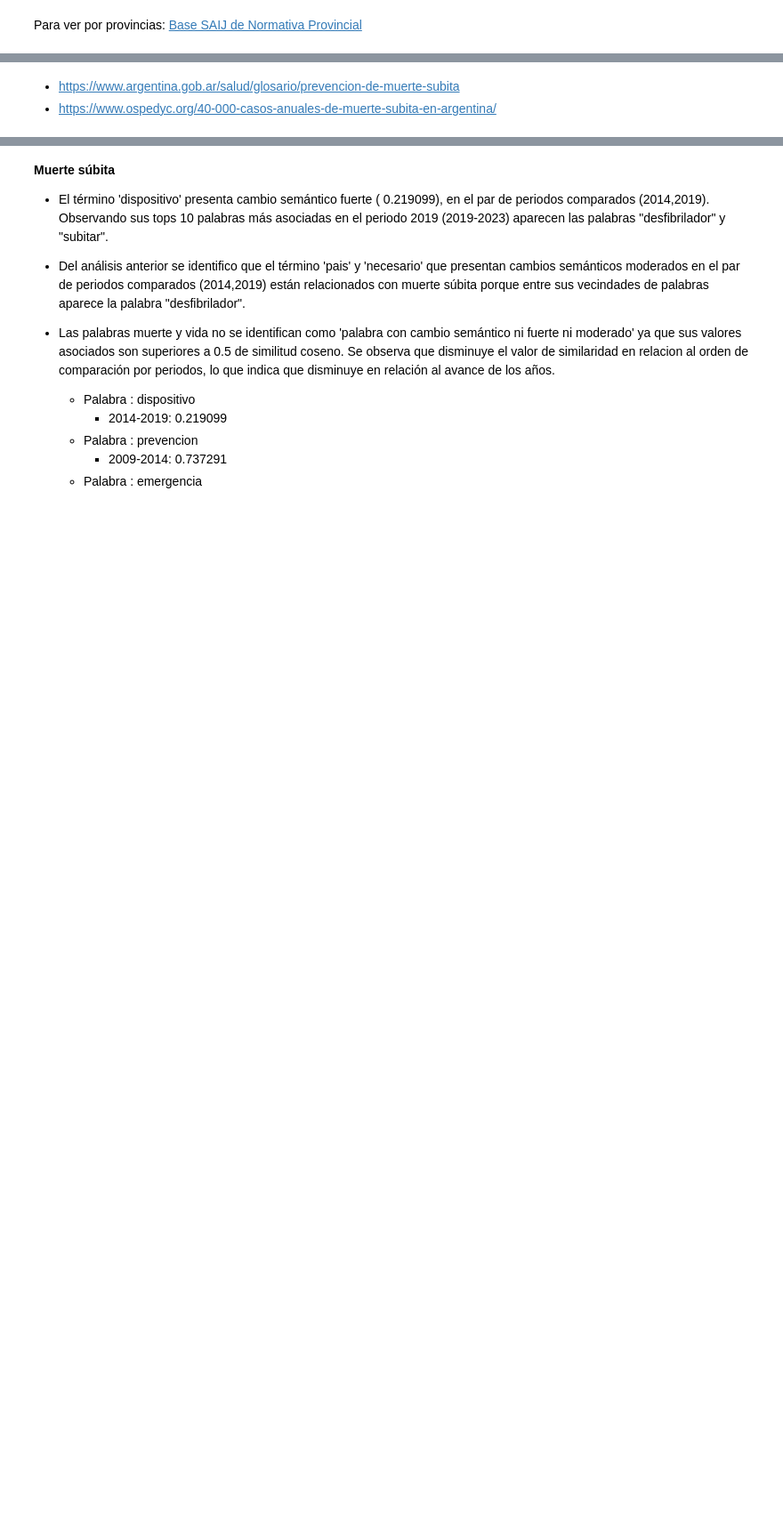
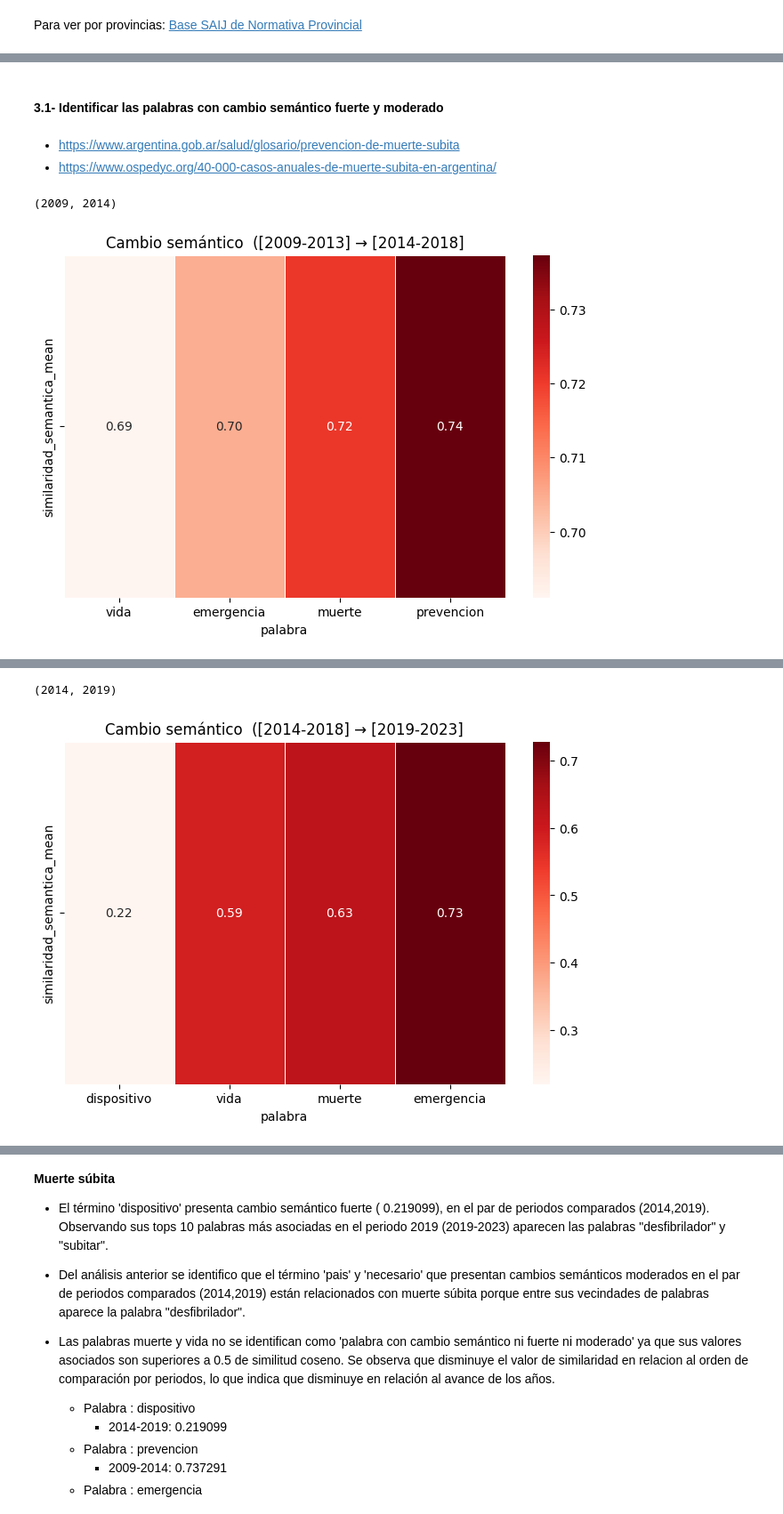
Before and after one commit to AmaliaGuaymasCanavire/iamas_iniciativasleg_salud, a Jupyter notebook: src/notebooks/5.3.contexto_cambio_semantico-muerte_subita.ipynb, the cells around one changed output, grey strips where cells are left out. Shown at 89% size. Drawn from its saved outputs; the diff is of its cells as text; code cells hidden in the pictures; blank space fills up the shorter version.

```diff
--- a/src/notebooks/5.3.contexto_cambio_semantico-muerte_subita.ipynb
+++ b/src/notebooks/5.3.contexto_cambio_semantico-muerte_subita.ipynb
@@ -313,3 +327,5 @@ Tener en cuenta si Distancia = 1 - similitud coseno (sc). También se lo puede
+# %% [markdown]
+#### 3.1- Identificar las palabras con cambio semántico fuerte y moderado
 # %%
 import seaborn as sns
 import pandas as pd
@@ -333,11 +349,14 @@ def diferencia(par):
 # %%
 for par_periodo in pares_periodo:
     periodo_df = topn_periodo[par_periodo]
 
     print(par_periodo)
     periodo_df1 =  periodo_df[periodo_df['palabra'].isin(ms_palabras)].sort_values('similaridad_semantica_mean', ascending=True)
     periodo_df1["dispersion"] = periodo_df1['similaridad_semantica_confidence_intervals'].apply(diferencia)
 
     # Graficar Heatmaps
-    plot_heatmap(periodo_df1[['palabra','similaridad_semantica_mean']], "Cambio semántico  (["+str(par_periodo[0])+"-"+str(par_periodo[1])+") → ["+str(par_periodo[1])+"-"+str(par_periodo[1]+5)+")", top=topk)
+    plot_heatmap(periodo_df1[['palabra','similaridad_semantica_mean']], "Cambio semántico  (["+str(par_periodo[0])+"-"+str(par_periodo[0]+4)+"] → ["+str(par_periodo[1])+"-"+str(par_periodo[1]+4)+"]", top=topk)
     display(periodo_df1)
+# %% [output]
+(2009, 2014)
+[figure, added]
@@ -343,0 +368,2 @@ for par_periodo in pares_periodo:
+(2014, 2019)
+[figure, added]
```
Also changed, not shown: parts of 99 cells of this notebook, 1 other file.
